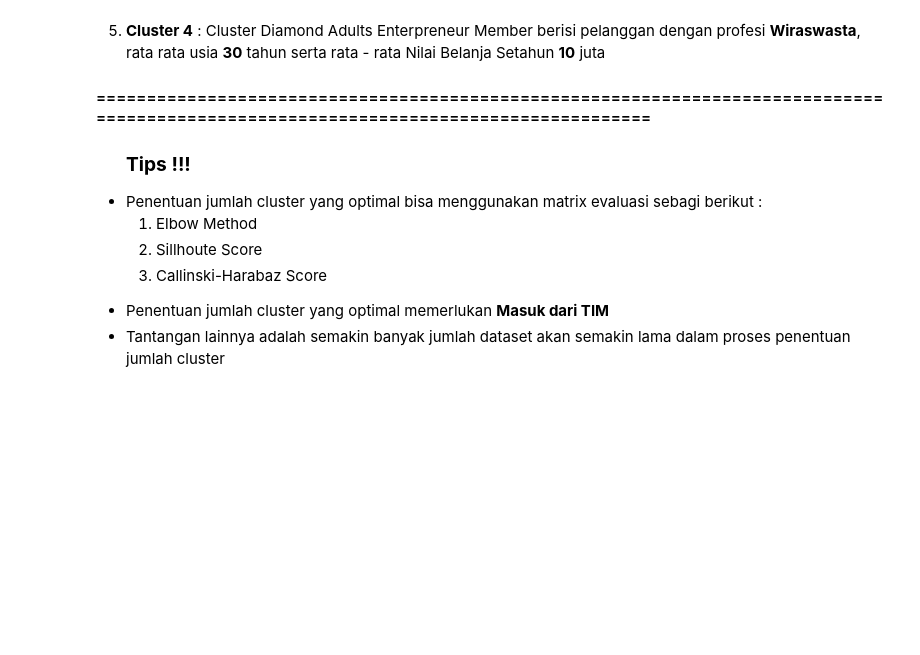
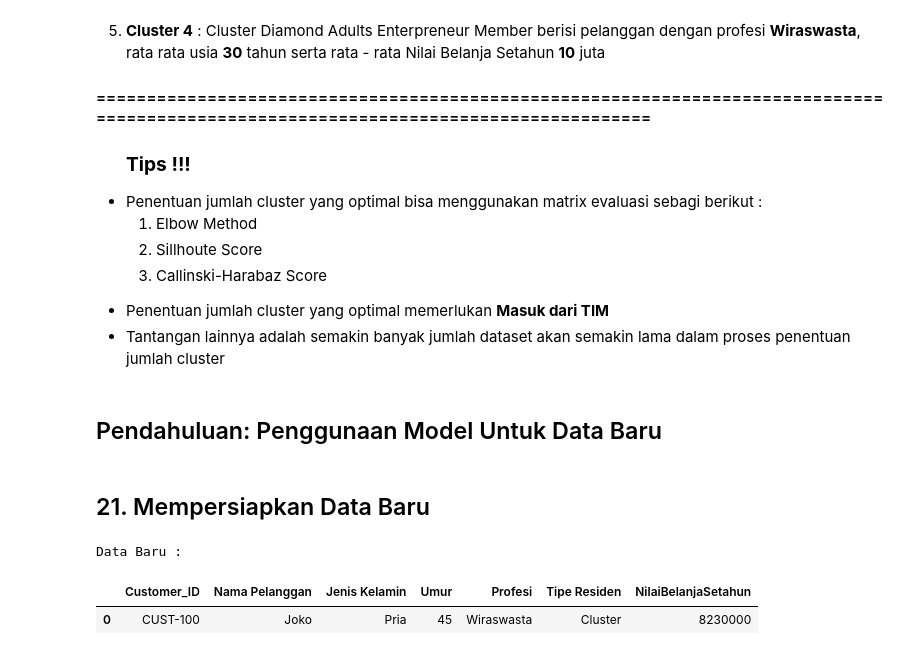
Before and after one commit to UsepSyaikalArifin/basic_machine_learning, a Jupyter notebook: data_science_in_marketing_customer_segmentation_with_python.ipynb, the cells around one changed output. Saved outputs shown, nothing was run; the diff lists cells and outputs as text; code cells hidden in the pictures; blank space fills up the shorter version.

Commit message:
Mempersiapkan Data Baru

```diff
--- a/data_science_in_marketing_customer_segmentation_with_python.ipynb
+++ b/data_science_in_marketing_customer_segmentation_with_python.ipynb
@@ -839,3 +839,29 @@ None
   <li>Penentuan jumlah cluster yang optimal memerlukan <strong>Masuk dari TIM</strong></li>
   <li>Tantangan lainnya adalah semakin banyak jumlah dataset akan semakin lama dalam proses penentuan jumlah cluster</li>
 </ul>
+# %% [markdown]
+<h2>Pendahuluan: Penggunaan Model Untuk Data Baru</h2>
+# %% [markdown]
+<h2>21. Mempersiapkan Data Baru</h2>
+# %%
+# Data Baru
+data = [{
+  "Customer_ID": "CUST-100",
+  "Nama Pelanggan": "Joko",
+  "Jenis Kelamin": "Pria",
+  "Umur": 45,
+  "Profesi": "Wiraswasta",
+  "Tipe Residen": "Cluster",
+  "NilaiBelanjaSetahun": 8230000
+}]
+
+# Membuat Dataframe Baru
+new_df = pd.DataFrame(data)
+
+# Melihat Data Baru
+print(f"Data Baru : \n")
+display(new_df)
+# %% [output]
+Data Baru :
+|  | Customer_ID | Nama Pelanggan | Jenis Kelamin | Umur | Profesi | Tipe Residen | NilaiBelanjaSetahun |
+| 0 | CUST-100 | Joko | Pria | 45 | Wiraswasta | Cluster | 8230000 |
```
